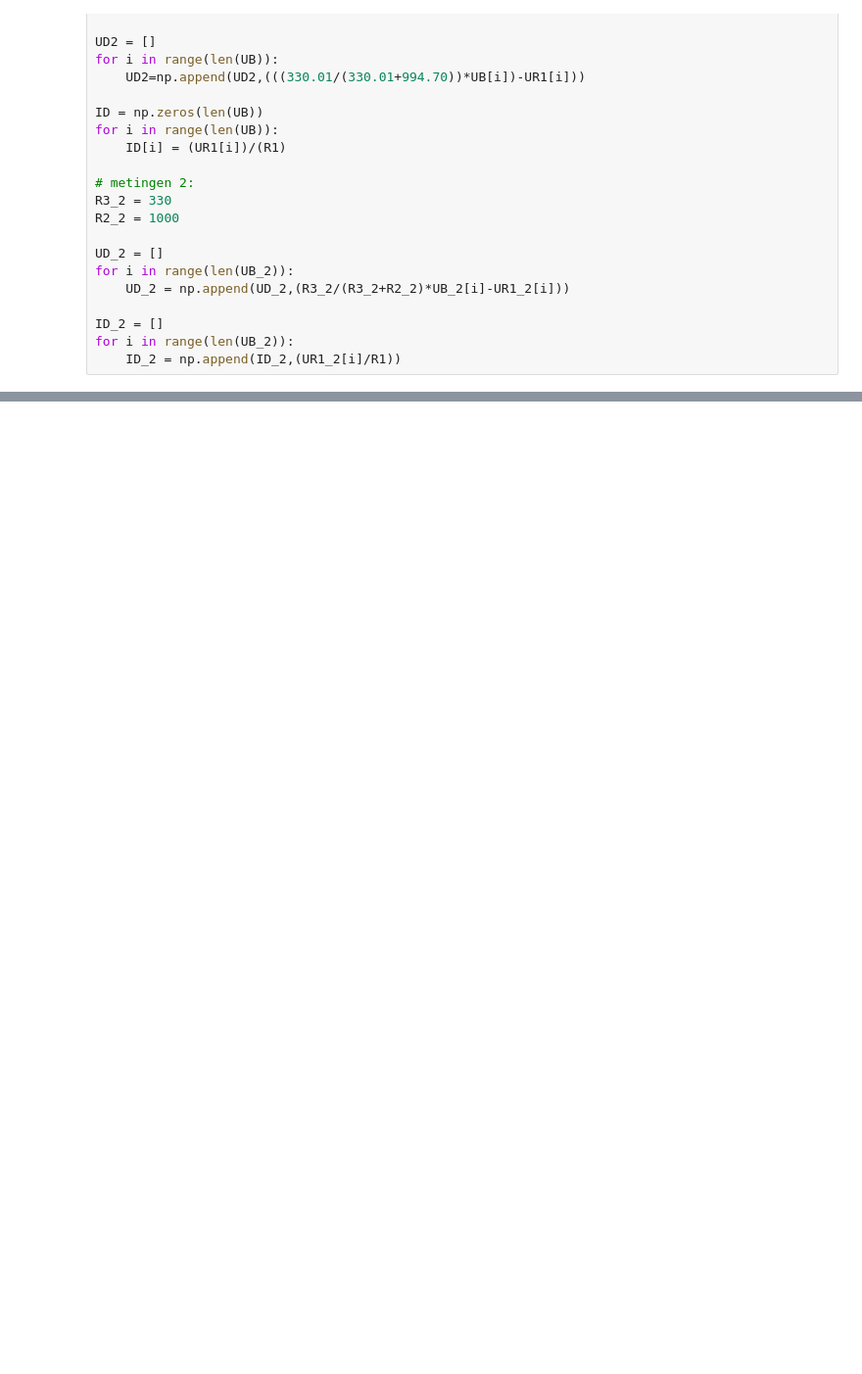
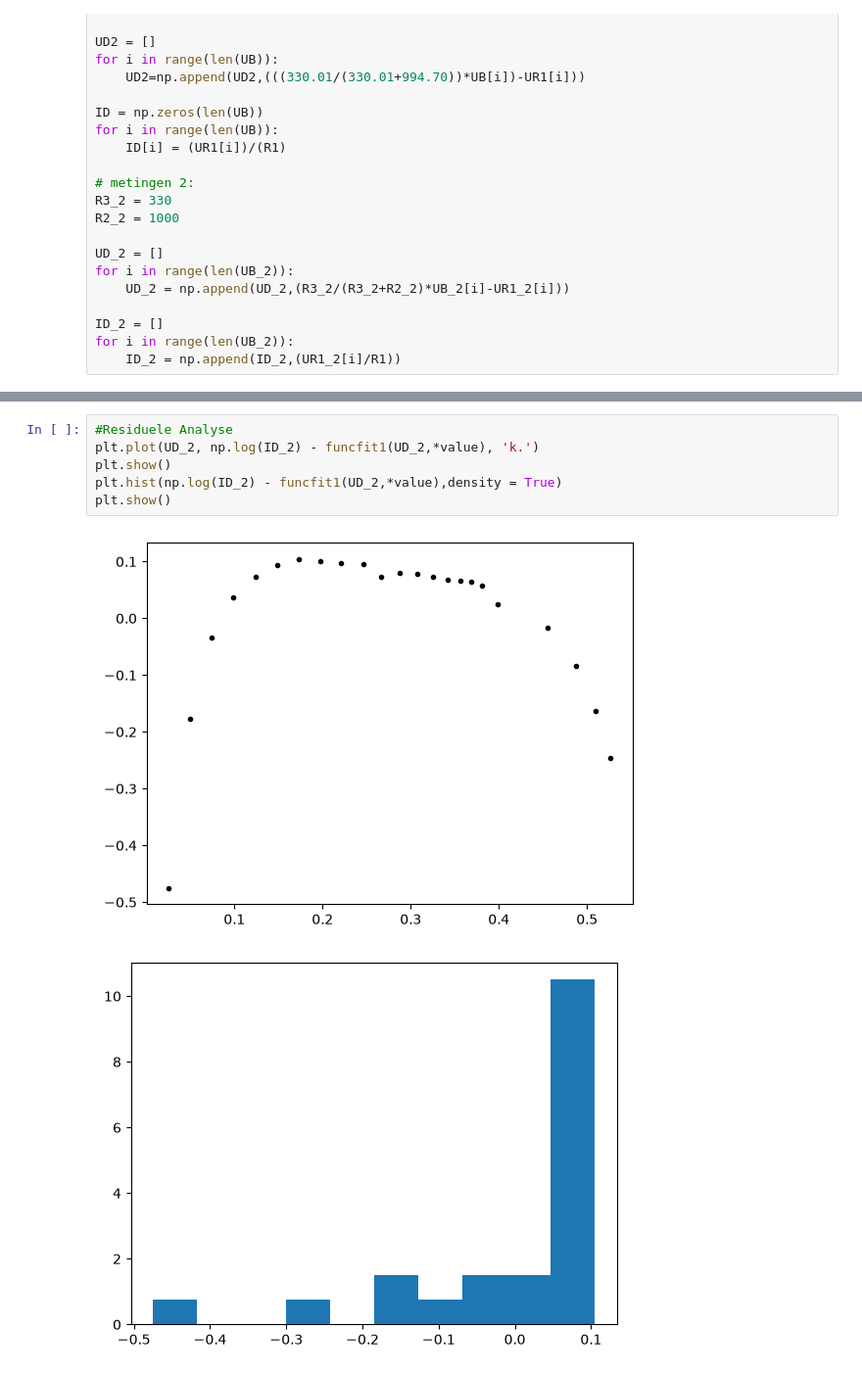
Before and after one commit to Sietse6812953/Boltzmann-Lab, a Jupyter notebook: Iteratie Script.ipynb, the cells around one changed output, grey strips where cells are left out. Shown at 98% size. Saved outputs shown, nothing was run; the diff lists cells and outputs as text; blank space fills up the shorter version.

```diff
--- a/Iteratie Script.ipynb
+++ b/Iteratie Script.ipynb
@@ -118,0 +125,9 @@ SyntaxError: cannot assign to function call (59163357.py, line 4)
+# %%
+#Residuele Analyse
+plt.plot(UD_2, np.log(ID_2) - funcfit1(UD_2,*value), 'k.')
+plt.show()
+plt.hist(np.log(ID_2) - funcfit1(UD_2,*value),density = True)
+plt.show()
+# %% [output]
+[figure, added]
+[figure, added]
```
Also changed, not shown: parts of 6 cells of this notebook, 1 other file.
